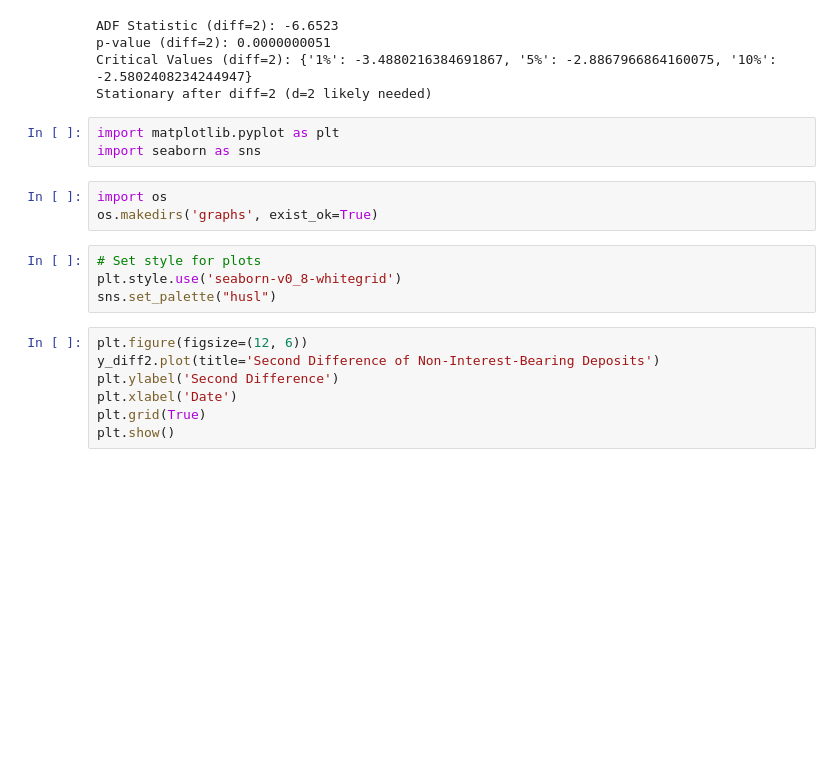
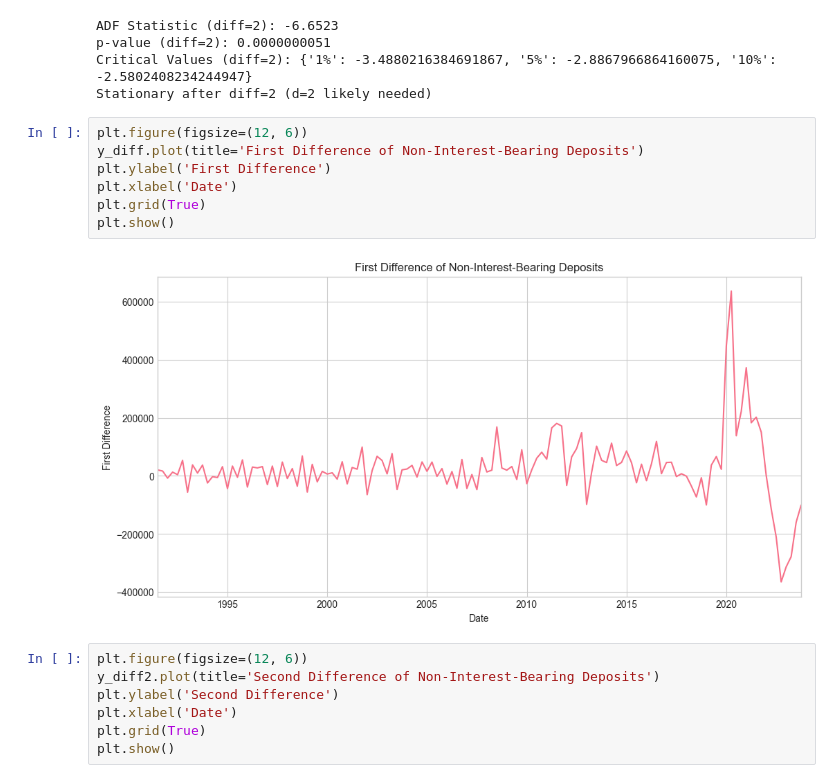
Before and after one commit to divija-rao/Deposit_Modeling, a Jupyter notebook: non_interest_bearing_deposits.ipynb, the cells around one changed output. Cells and saved outputs as stored; diff of their text form; blank space fills up the shorter version.

Commit message:
Code for Non-IB Deposits Analysis

```diff
--- a/non_interest_bearing_deposits.ipynb
+++ b/non_interest_bearing_deposits.ipynb
@@ -130,16 +147,15 @@ ADF Statistic (diff=2): -6.6523
 p-value (diff=2): 0.0000000051
 Critical Values (diff=2): {'1%': -3.4880216384691867, '5%': -2.8867966864160075, '10%': -2.5802408234244947}
 Stationary after diff=2 (d=2 likely needed)
-# %%
-import matplotlib.pyplot as plt
-import seaborn as sns
-# %%
-import os
-os.makedirs('graphs', exist_ok=True)
-# %%
-# Set style for plots
-plt.style.use('seaborn-v0_8-whitegrid')
-sns.set_palette("husl")
+# %%
+plt.figure(figsize=(12, 6))
+y_diff.plot(title='First Difference of Non-Interest-Bearing Deposits')
+plt.ylabel('First Difference')
+plt.xlabel('Date')
+plt.grid(True)
+plt.show()
+# %% [output]
+[figure, added]
 # %%
 plt.figure(figsize=(12, 6))
 y_diff2.plot(title='Second Difference of Non-Interest-Bearing Deposits')
```
Also changed, not shown: parts of 40 cells of this notebook.
